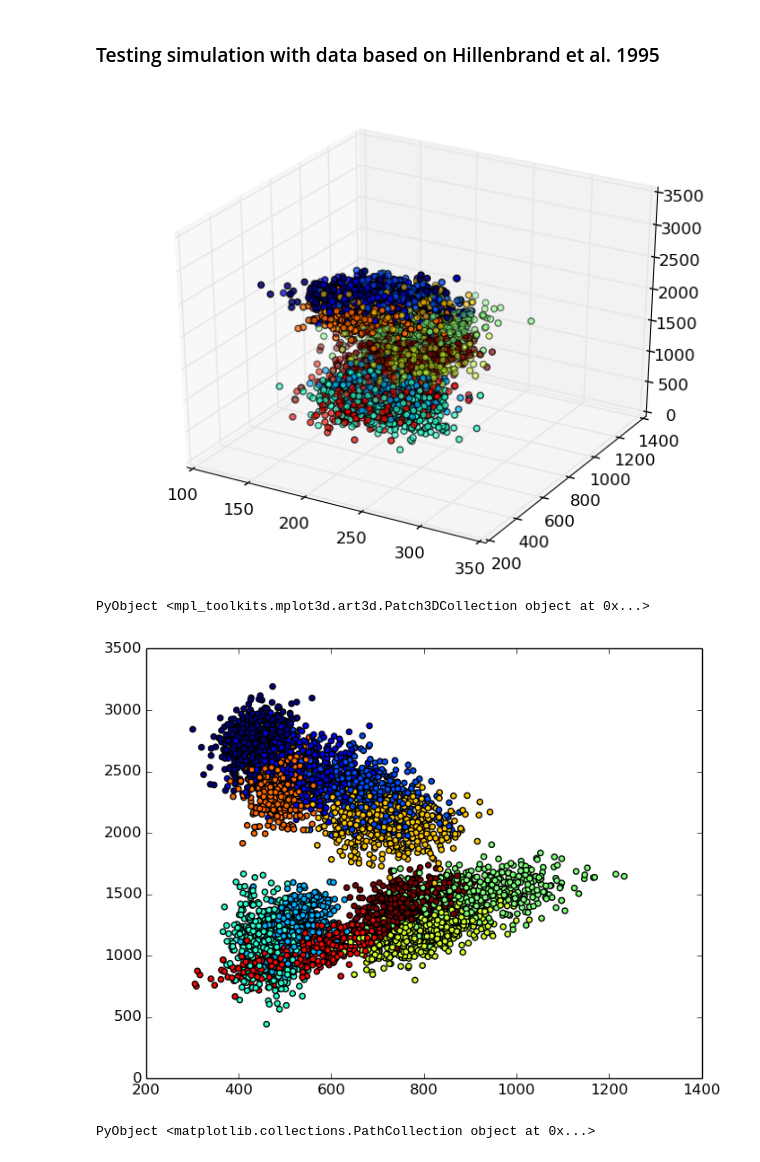
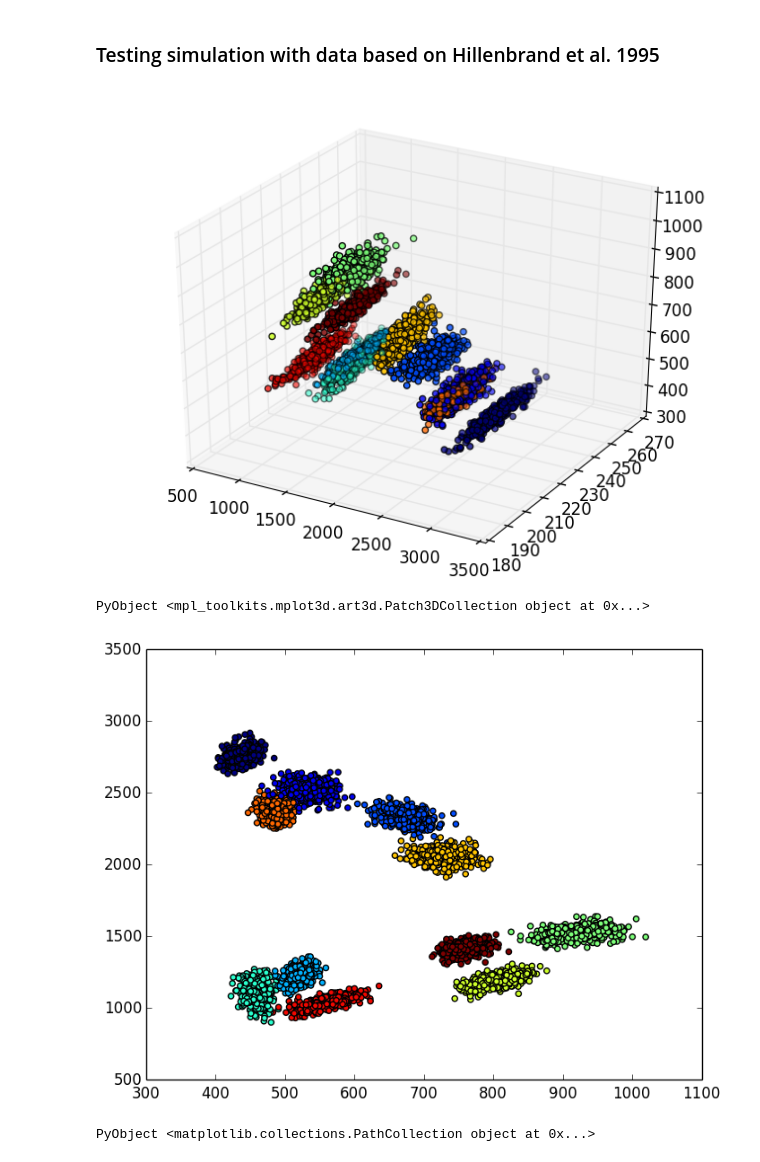
Before and after one commit to phasedchirp/dissertation, a Jupyter notebook: Untitled0.ipynb, the cells around one changed output. Saved outputs shown, nothing was run; the diff lists cells and outputs as text; code cells hidden in the pictures.

```diff
--- a/Untitled0.ipynb
+++ b/Untitled0.ipynb
@@ -282,84 +274,84 @@ ih_mu = [241.40; 224.69; 484.31; 2369.10; 3057.12; 4332.91];
 oa_mu = [326.69; 217.67; 555.46; 1035.52; 2828.29; 3927.61];
 uh_mu = [236.52; 218.50; 760.19; 1415.67; 2900.92; 4133.13];
 # %%
-var_scaling = 1
+var_scaling = 0.1
 
 iy_sigma = [2098. -230 -391 -1330   367  -2055;
             -230  598  792   877   866   2859;
             -391  792 1650  1278  1010   1229;
             -1330  877 1278 21739 18241  22825;
             367  866 1010 18241 56256  54223;
-            -2055 2859 1229 22825 54223 176087]/var_scaling;
+            -2055 2859 1229 22825 54223 176087]*var_scaling;
 
 ei_sigma = [2750. -245   149 -1124   677    822;
             -245  511   167   506  1187   2310;
             149  167  3963 -1939 -1608   -164;
             -1124  506 -1939 23864 19085  23730;
             677 1187 -1608 19085 32855  26937;
-            822 2310  -164 23730 26937 102807]/var_scaling;
+            822 2310  -164 23730 26937 102807]*var_scaling;
 
 ae_sigma = [2505.0 -229   399 -1818   291   7262;
             -229  424   -51   796  1342    535;
             399  -51  4800 -4418 -1274   6277;
             -1818  796 -4418 25184 21256   6268;
             291 1342 -1274 21256 40007  27792;
-            7262  535  6277  6268 27792 135344]/var_scaling;
+            7262  535  6277  6268 27792 135344]*var_scaling;
 
 oo_sigma = [2629. -189 -779   424  -516  -524;
             -189.  484  258   240   238   395;
             -779.  258 1696  2399   233   329;
             424.  240 2399 20908  1976 -1438;
             -516.  238  233  1976 33424  8573;
-            -524.  395  329 -1438  8573 59623]/var_scaling;
+            -524.  395  329 -1438  8573 59623]*var_scaling;
 
 uw_sigma = [2896. -421 -740  5609  -623    668;
             -421  637  889  -734    10    762;
             -740  889 1496  -418   -58   1203;
             5609 -734 -418 42130  2436   9702;
             -623   10  -58  2436 19576  23230;
-            668  762 1203  9702 23230 112277]/var_scaling;
+            668  762 1203  9702 23230 112277]*var_scaling;
 
 ah_sigma = [2587.  -238 -646  -594  1185  -5080;
             -238   493  302  1274  -143  -1490;
             -646   302 9359  4354  3313   9133;
             -594  1274 4354 15616   449  -2470;
             1185  -143 3313   449 31178  -8303;
-            -5080 -1490 9133 -2470 -8303 161126]/var_scaling;
+            -5080 -1490 9133 -2470 -8303 161126]*var_scaling;
 
 aw_sigma = [2275.  -83  -367   227  -652 -3785;
             -83  409   491  1034  -694   240;
             -367  491  5569  6057   928 -3673;
             227 1034  6057 16615    99    -3;
             -652 -694   928    99 45019 -2117;
-            -3785  240 -3673    -3 -2117 62593]/var_scaling;
+            -3785  240 -3673    -3 -2117 62593]*var_scaling;
 
 eh_sigma = [2896. -221  196  -684  1560   2253
             -221  368  598  -265   518   -204;
             196  598 5432  -849  3407    182;
             -684 -265 -849 20408 11749  14877;
             1560  518 3407 11749 35805  37141;
-            2253 -204  182 14877 37141 147170]/var_scaling;
+            2253 -204  182 14877 37141 147170]*var_scaling;
 
 ih_sigma = [2816. -222 -221   -22   637  -456;
             -222  429  331   229  1360  2022;
             -221  331 1181  -183  1726  2195;
             -22  229 -183 22331 19154 15650;
             637 1360 1726 19154 36139 24340;
-            -456 2022 2195 15650 24340 91734]/var_scaling;
+            -456 2022 2195 15650 24340 91734]*var_scaling;
 
 oa_sigma = [2392. -282 -176   526 -1455   515;
             -282  489  164   298   479   829;
             -176  164 6496  6954   -17  1391;
             526  298 6954 15020   771  5878;
             -1455  479  -17   771 35040 15611;
-            515  829 1391  5878 15611 48617]/var_scaling;
+            515  829 1391  5878 15611 48617]*var_scaling;
 
 uh_sigma = [2338.  -98  -21   907   226  2539;
             -98  497  414   925   619  1340;
             -21  414 3313  2539  3730  3679;
             907  925 2539 13318  6978 11463;
             226  619 3730  6978 29810  7626;
-            2539 1340 3679 11463  7626 80296]/var_scaling;
+            2539 1340 3679 11463  7626 80296]*var_scaling;
 # %%
 iy_sample = cat(1,rand(MvNormal(iy_mu,iy_sigma),500),zeros(1,500));
 ei_sample = cat(1,rand(MvNormal(ei_mu,ei_sigma),500),ones(1,500));
@@ -385,13 +377,13 @@ col6 = permute!(sample_all[6,:],ord);
 col7 = permute!(sample_all[7,:],ord);
 sample_rand = cat(1,col1,col2,col3,col4,col5,col6,col7);
 # %%
-scatter3D(sample_rand[2,:],sample_rand[3,:],sample_rand[4,:],c=sample_rand[7,:])
+scatter3D(sample_rand[4,:],sample_rand[2,:],sample_rand[3,:],c=sample_rand[7,:])
 # %% [output]
-[figure, old version]
+[figure, new version]
 PyObject <mpl_toolkits.mplot3d.art3d.Patch3DCollection object at 0x...>
 # %%
 scatter(sample_rand[3,:],sample_rand[4,:],c=sample_rand[7,:])
 # %% [output]
-[figure, old version]
+[figure, new version]
 PyObject <matplotlib.collections.PathCollection object at 0x...>
 # %%
```
Also changed, not shown: parts of 17 cells of this notebook, 1 other file.
